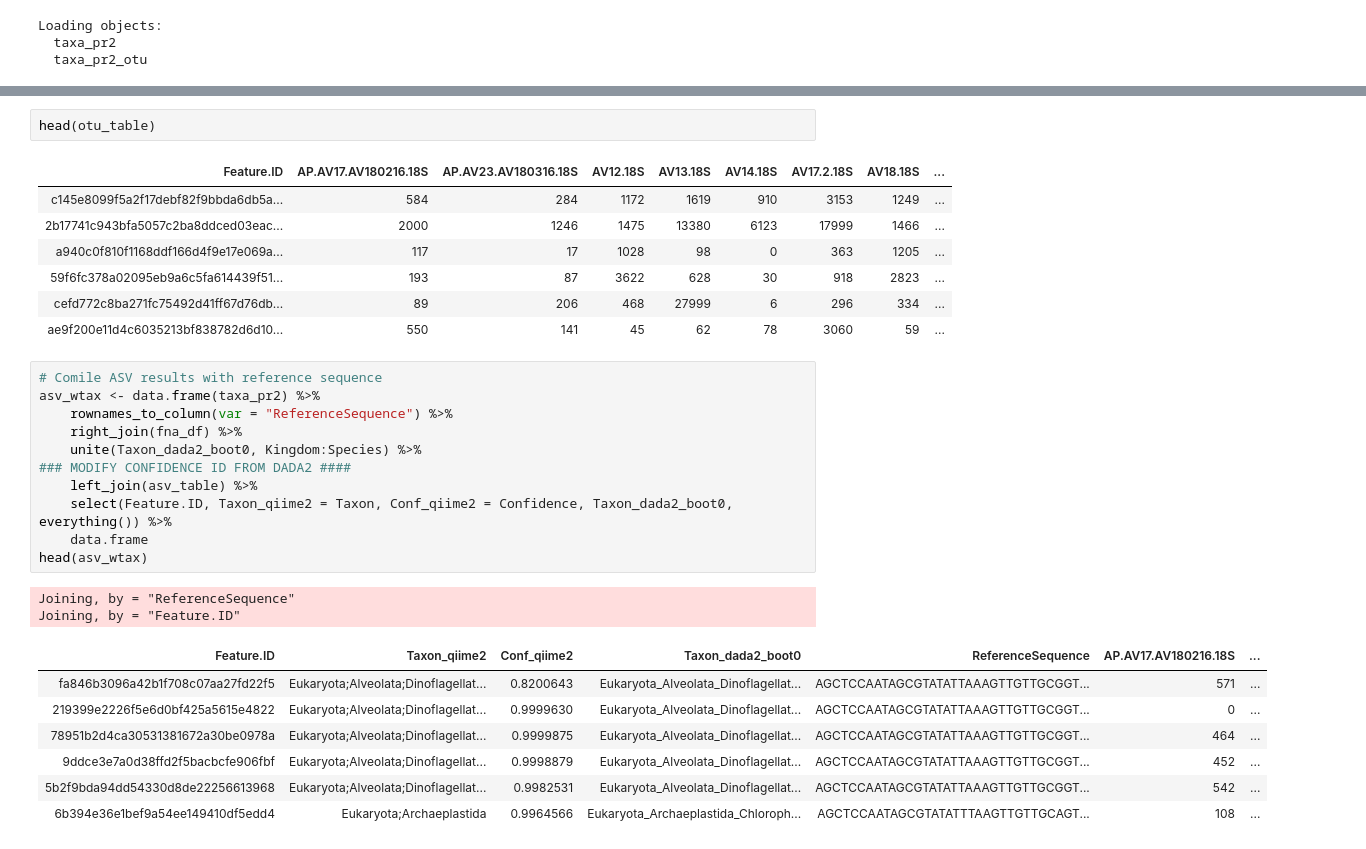
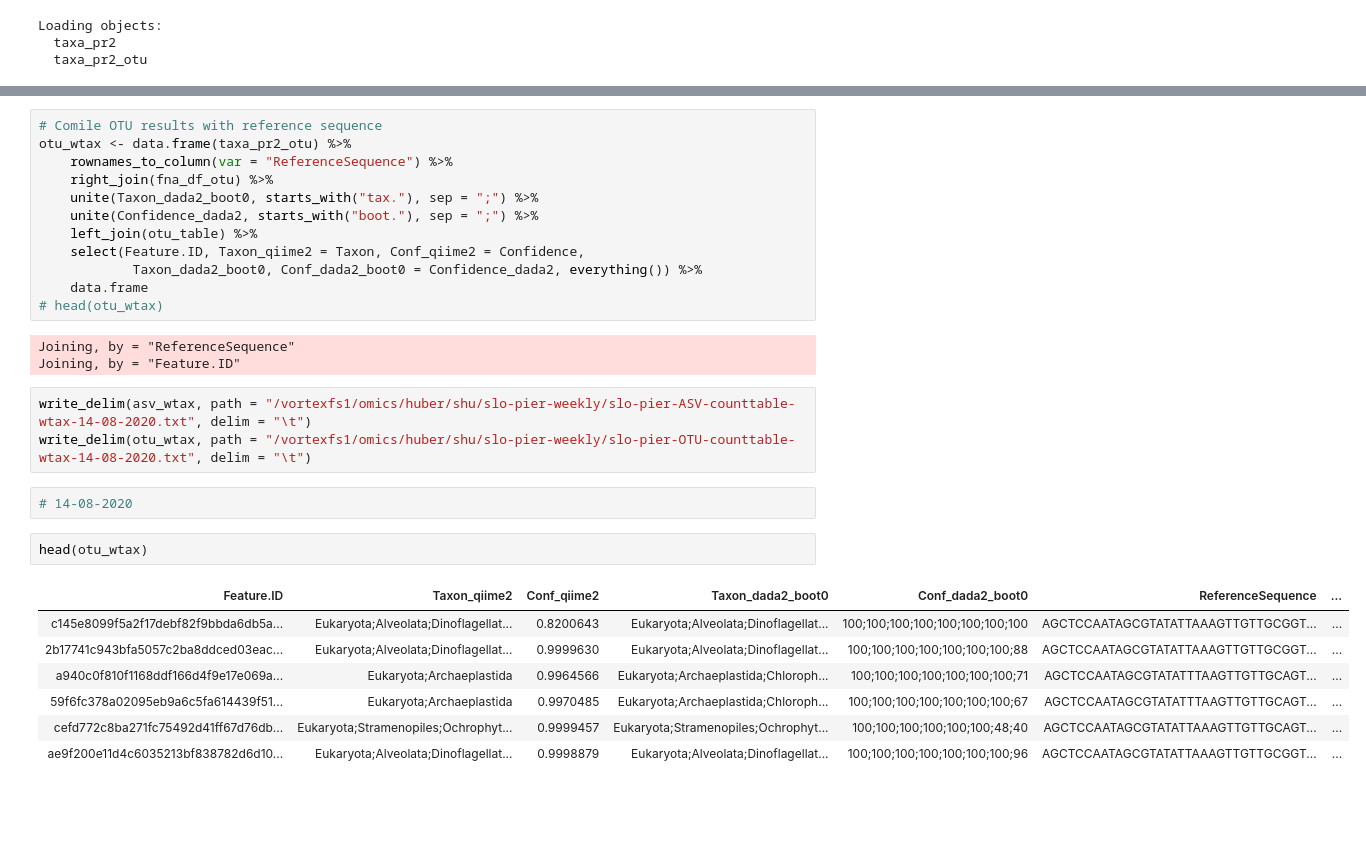
Before and after one commit to shu251/18s-pipeline-dada2-R, a Jupyter notebook: Compile-taxonomy-assignments.ipynb, the cells around one changed output, grey strips where cells are left out. Cells and saved outputs as stored; diff of their text form; blank space fills up the shorter version.

Commit message:
instructions for compiling output data

```diff
--- a/Compile-taxonomy-assignments.ipynb
+++ b/Compile-taxonomy-assignments.ipynb
@@ -65,31 +80,30 @@ Loading objects:
+# %%
+# Comile OTU results with reference sequence
+otu_wtax <- data.frame(taxa_pr2_otu) %>%
+    rownames_to_column(var = "ReferenceSequence") %>%
+    right_join(fna_df_otu) %>%
+    unite(Taxon_dada2_boot0, starts_with("tax."), sep = ";") %>%
+    unite(Confidence_dada2, starts_with("boot."), sep = ";") %>%
+    left_join(otu_table) %>%
+    select(Feature.ID, Taxon_qiime2 = Taxon, Conf_qiime2 = Confidence,
+            Taxon_dada2_boot0, Conf_dada2_boot0 = Confidence_dada2, everything()) %>%
+    data.frame
+# head(otu_wtax)
+# %% [output]
+Joining, by = "ReferenceSequence"
+Joining, by = "Feature.ID"
+# %%
+write_delim(asv_wtax, path = "/vortexfs1/omics/huber/shu/slo-pier-weekly/slo-pier-ASV-counttable-wtax-14-08-2020.txt", delim = "\t")
+write_delim(otu_wtax, path = "/vortexfs1/omics/huber/shu/slo-pier-weekly/slo-pier-OTU-counttable-wtax-14-08-2020.txt", delim = "\t")
+# %%
+# 14-08-2020
 # %%
-head(otu_table)
+head(otu_wtax)
 # %% [output]
-| Feature.ID | AP.AV17.AV180216.18S | AP.AV23.AV180316.18S | AV12.18S | AV13.18S | AV14.18S | AV17.2.18S | AV18.18S | ... |
-| c145e8099f5a2f17debf82f9bbda6db5a... | 584 | 284 | 1172 | 1619 | 910 | 3153 | 1249 | ... |
-| 2b17741c943bfa5057c2ba8ddced03eac... | 2000 | 1246 | 1475 | 13380 | 6123 | 17999 | 1466 | ... |
-| a940c0f810f1168ddf166d4f9e17e069a... | 117 | 17 | 1028 | 98 | 0 | 363 | 1205 | ... |
-| 59f6fc378a02095eb9a6c5fa614439f51... | 193 | 87 | 3622 | 628 | 30 | 918 | 2823 | ... |
-| cefd772c8ba271fc75492d41ff67d76db... | 89 | 206 | 468 | 27999 | 6 | 296 | 334 | ... |
-| ae9f200e11d4c6035213bf838782d6d10... | 550 | 141 | 45 | 62 | 78 | 3060 | 59 | ... |
+| Feature.ID | Taxon_qiime2 | Conf_qiime2 | Taxon_dada2_boot0 | Conf_dada2_boot0 | ReferenceSequence | ... |
+| c145e8099f5a2f17debf82f9bbda6db5a... | Eukaryota;Alveolata;Dinoflagellat... | 0.8200643 | Eukaryota;Alveolata;Dinoflagellat... | 100;100;100;100;100;100;100;100 | AGCTCCAATAGCGTATATTAAAGTTGTTGCGGT... | ... |
+| 2b17741c943bfa5057c2ba8ddced03eac... | Eukaryota;Alveolata;Dinoflagellat... | 0.9999630 | Eukaryota;Alveolata;Dinoflagellat... | 100;100;100;100;100;100;100;88 | AGCTCCAATAGCGTATATTAAAGTTGTTGCGGT... | ... |
+| a940c0f810f1168ddf166d4f9e17e069a... | Eukaryota;Archaeplastida | 0.9964566 | Eukaryota;Archaeplastida;Chloroph... | 100;100;100;100;100;100;100;71 | AGCTCCAATAGCGTATATTTAAGTTGTTGCAGT... | ... |
+| 59f6fc378a02095eb9a6c5fa614439f51... | Eukaryota;Archaeplastida | 0.9970485 | Eukaryota;Archaeplastida;Chloroph... | 100;100;100;100;100;100;100;67 | AGCTCCAATAGCGTATATTTAAGTTGTTGCAGT... | ... |
+| cefd772c8ba271fc75492d41ff67d76db... | Eukaryota;Stramenopiles;Ochrophyt... | 0.9999457 | Eukaryota;Stramenopiles;Ochrophyt... | 100;100;100;100;100;100;48;40 | AGCTCCAATAGCGTATATTAAAGTTGTTGCAGT... | ... |
+| ae9f200e11d4c6035213bf838782d6d10... | Eukaryota;Alveolata;Dinoflagellat... | 0.9998879 | Eukaryota;Alveolata;Dinoflagellat... | 100;100;100;100;100;100;100;96 | AGCTCCAATAGCGTATATTAAAGTTGTTGCGGT... | ... |
-# %%
-# Comile ASV results with reference sequence
-asv_wtax <- data.frame(taxa_pr2) %>%
-    rownames_to_column(var = "ReferenceSequence") %>%
-    right_join(fna_df) %>%
-    unite(Taxon_dada2_boot0, Kingdom:Species) %>%
-### MODIFY CONFIDENCE ID FROM DADA2 ####
-    left_join(asv_table) %>%
-    select(Feature.ID, Taxon_qiime2 = Taxon, Conf_qiime2 = Confidence, Taxon_dada2_boot0, everything()) %>%
-    data.frame
-head(asv_wtax)
-# %% [output]
-Joining, by = "ReferenceSequence"
-Joining, by = "Feature.ID"
-| Feature.ID | Taxon_qiime2 | Conf_qiime2 | Taxon_dada2_boot0 | ReferenceSequence | AP.AV17.AV180216.18S | ... |
-| fa846b3096a42b1f708c07aa27fd22f5 | Eukaryota;Alveolata;Dinoflagellat... | 0.8200643 | Eukaryota_Alveolata_Dinoflagellat... | AGCTCCAATAGCGTATATTAAAGTTGTTGCGGT... | 571 | ... |
-| 219399e2226f5e6d0bf425a5615e4822 | Eukaryota;Alveolata;Dinoflagellat... | 0.9999630 | Eukaryota_Alveolata_Dinoflagellat... | AGCTCCAATAGCGTATATTAAAGTTGTTGCGGT... | 0 | ... |
-| 78951b2d4ca30531381672a30be0978a | Eukaryota;Alveolata;Dinoflagellat... | 0.9999875 | Eukaryota_Alveolata_Dinoflagellat... | AGCTCCAATAGCGTATATTAAAGTTGTTGCGGT... | 464 | ... |
-| 9ddce3e7a0d38ffd2f5bacbcfe906fbf | Eukaryota;Alveolata;Dinoflagellat... | 0.9998879 | Eukaryota_Alveolata_Dinoflagellat... | AGCTCCAATAGCGTATATTAAAGTTGTTGCGGT... | 452 | ... |
-| 5b2f9bda94dd54330d8de22256613968 | Eukaryota;Alveolata;Dinoflagellat... | 0.9982531 | Eukaryota_Alveolata_Dinoflagellat... | AGCTCCAATAGCGTATATTAAAGTTGTTGCGGT... | 542 | ... |
-| 6b394e36e1bef9a54ee149410df5edd4 | Eukaryota;Archaeplastida | 0.9964566 | Eukaryota_Archaeplastida_Chloroph... | AGCTCCAATAGCGTATATTTAAGTTGTTGCAGT... | 108 | ... |
```
Also changed, not shown: parts of 3 cells of this notebook, 1 other file.
